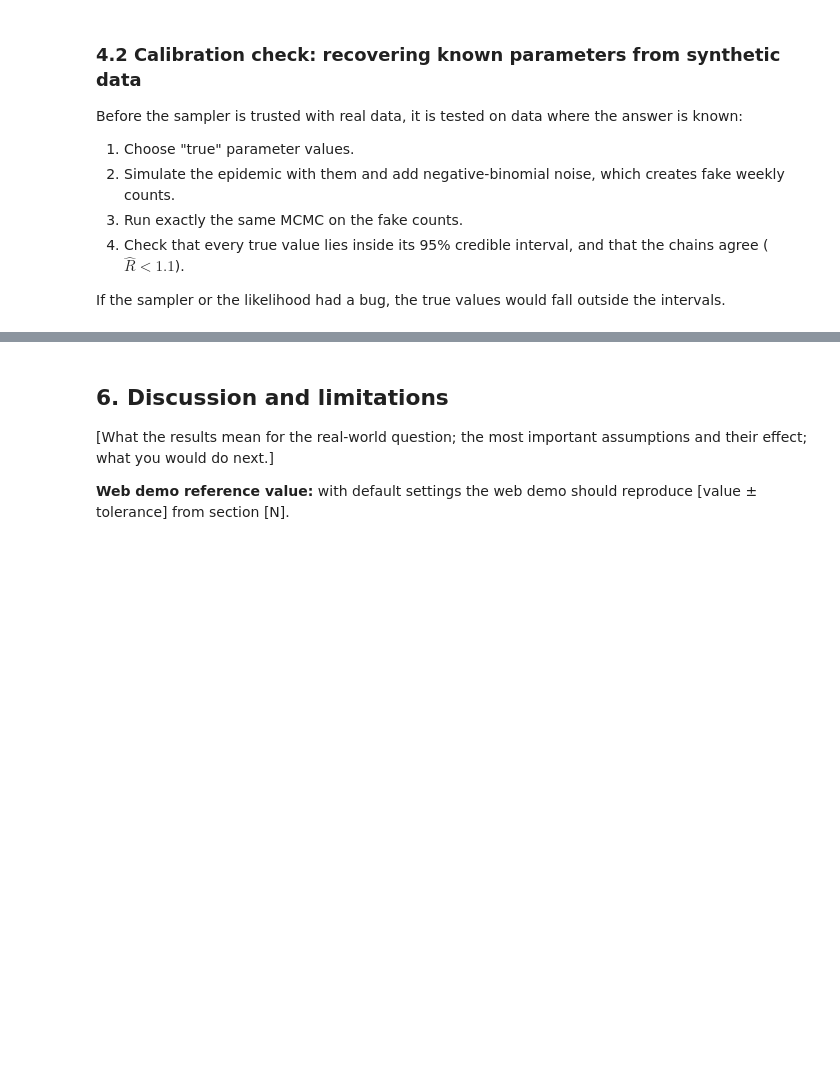
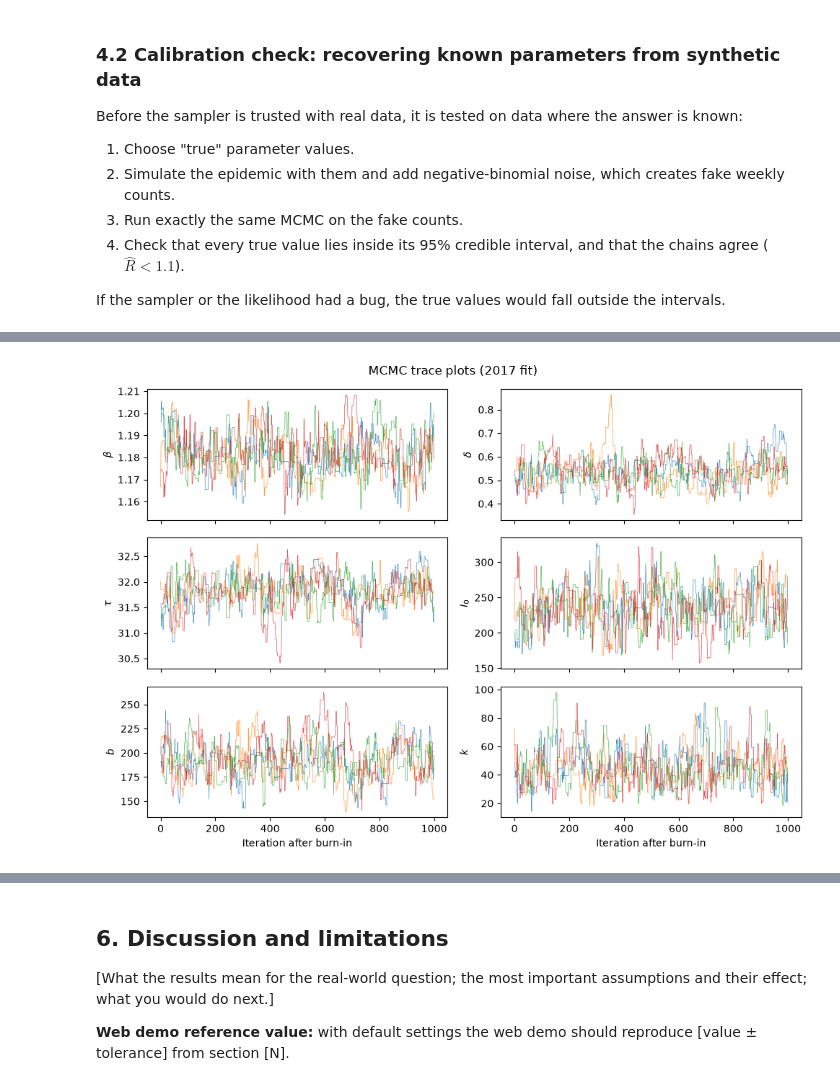
Before and after one commit to geethsenaviratne/dengue-sir-mcmc-colombo, a Jupyter notebook: notebook/dengue-sir-mcmc-colombo.ipynb, the cells around one changed output, grey strips where cells are left out. Saved outputs shown, nothing was run; the diff lists cells and outputs as text; code cells hidden in the pictures; blank space fills up the shorter version.

```diff
--- a/notebook/dengue-sir-mcmc-colombo.ipynb
+++ b/notebook/dengue-sir-mcmc-colombo.ipynb
@@ -410,0 +420,16 @@ PASS 5 (calibration): all 6 true values recovered inside their 95% intervals; al
+# %%
+rng_fit = np.random.default_rng(SEED + 2)
+t0 = time.perf_counter()
+fit = calibrate(obs, START, rng_fit)
+print(f"2017 fit: {time.perf_counter() - t0:.0f} s, acceptance rate {fit['acceptance']:.2f}, "
+      f"{fit['flat'].shape[0]:,} posterior samples")
+table_fit = summarise(fit)
+display(table_fit.round(3))
+assert (fit["rhat"] < 1.1).all(), "the chains have not converged (R-hat >= 1.1)"
+
+post = fit["flat"]                                   # posterior samples, used from here on
+R0 = post[:, 0] / GAMMA
+R_after = R0 * (1 - post[:, 1])
+def ci(x): return np.percentile(x, [50, 2.5, 97.5])
+print("R0 before the drop:  median {:.3f}  (95% CrI {:.3f} to {:.3f})".format(*ci(R0)))
+print("R after the drop:    median {:.3f}  (95% CrI {:.3f} to {:.3f})".format(*ci(R_after)))
@@ -410,0 +447,12 @@ PASS 5 (calibration): all 6 true values recovered inside their 95% intervals; al
+# %%
+# Trace plots: each line is one chain (4 of the 32 shown). Well-mixed chains look like overlapping "fuzzy caterpillars".
+labels = [r"$\beta$", r"$\delta$", r"$\tau$", r"$I_0$", r"$b$", r"$k$"]
+fig, axes = plt.subplots(3, 2, figsize=(10, 7), sharex=True)
+for i, ax in enumerate(axes.flat):
+    ax.plot(fit["samples"][:, :4, i], lw=0.5, alpha=0.8)
+    ax.set_ylabel(labels[i])
+axes[-1, 0].set_xlabel("Iteration after burn-in"); axes[-1, 1].set_xlabel("Iteration after burn-in")
+fig.suptitle("MCMC trace plots (2017 fit)")
+plt.tight_layout(); plt.show()
+# %% [output]
+[figure, added]
```
Also changed, not shown: parts of 9 cells of this notebook.
